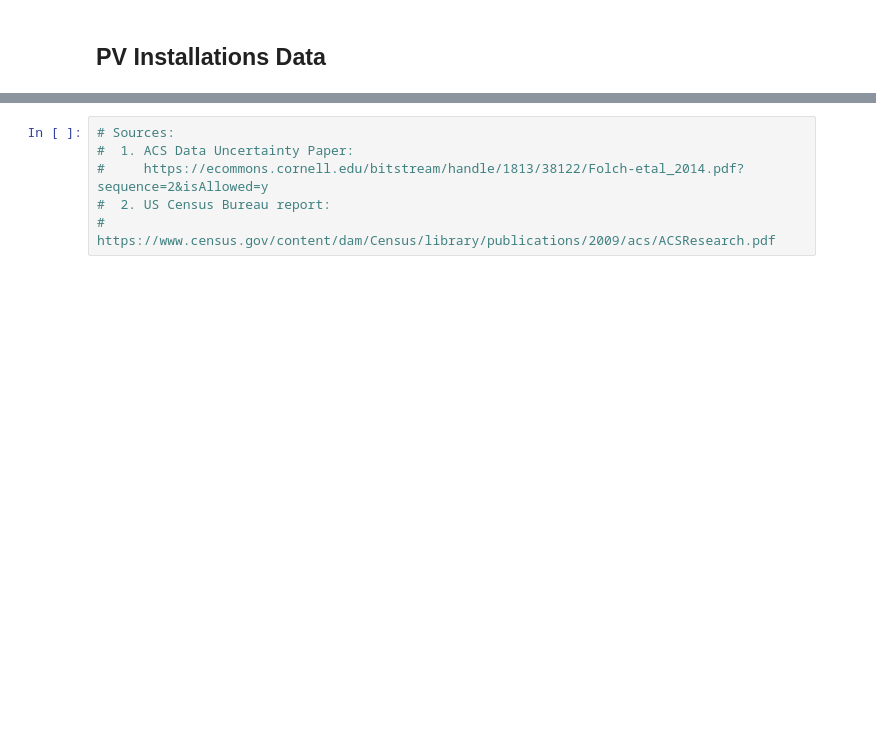
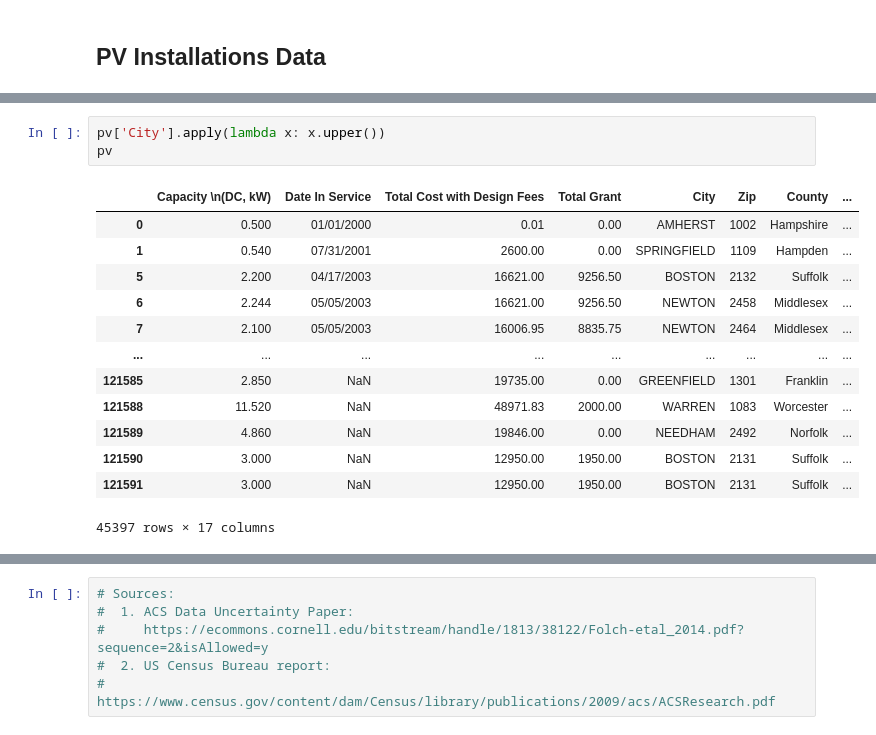
Before and after one commit to ghostpress/ee509-project, a Jupyter notebook: code/processing/dataProcNotebook.ipynb, the cells around one changed output, grey strips where cells are left out. Saved outputs shown, nothing was run; the diff lists cells and outputs as text; blank space fills up the shorter version.

```diff
--- a/code/processing/dataProcNotebook.ipynb
+++ b/code/processing/dataProcNotebook.ipynb
@@ -540,0 +576,17 @@ util_data.to_file(readyF('util/util_data.shp'))
+# %%
+pv['City'].apply(lambda x: x.upper())
+pv
+# %% [output]
+|  | Capacity \n(DC, kW) | Date In Service | Total Cost with Design Fees | Total Grant | City | Zip | County | ... |
+| 0 | 0.500 | 01/01/2000 | 0.01 | 0.00 | AMHERST | 1002 | Hampshire | ... |
+| 1 | 0.540 | 07/31/2001 | 2600.00 | 0.00 | SPRINGFIELD | 1109 | Hampden | ... |
+| 5 | 2.200 | 04/17/2003 | 16621.00 | 9256.50 | BOSTON | 2132 | Suffolk | ... |
+| 6 | 2.244 | 05/05/2003 | 16621.00 | 9256.50 | NEWTON | 2458 | Middlesex | ... |
+| 7 | 2.100 | 05/05/2003 | 16006.95 | 8835.75 | NEWTON | 2464 | Middlesex | ... |
+| ... | ... | ... | ... | ... | ... | ... | ... | ... |
+| 121585 | 2.850 | NaN | 19735.00 | 0.00 | GREENFIELD | 1301 | Franklin | ... |
+| 121588 | 11.520 | NaN | 48971.83 | 2000.00 | WARREN | 1083 | Worcester | ... |
+| 121589 | 4.860 | NaN | 19846.00 | 0.00 | NEEDHAM | 2492 | Norfolk | ... |
+| 121590 | 3.000 | NaN | 12950.00 | 1950.00 | BOSTON | 2131 | Suffolk | ... |
+| 121591 | 3.000 | NaN | 12950.00 | 1950.00 | BOSTON | 2131 | Suffolk | ... |
+45397 rows × 17 columns
```
Also changed, not shown: parts of 14 cells of this notebook.
